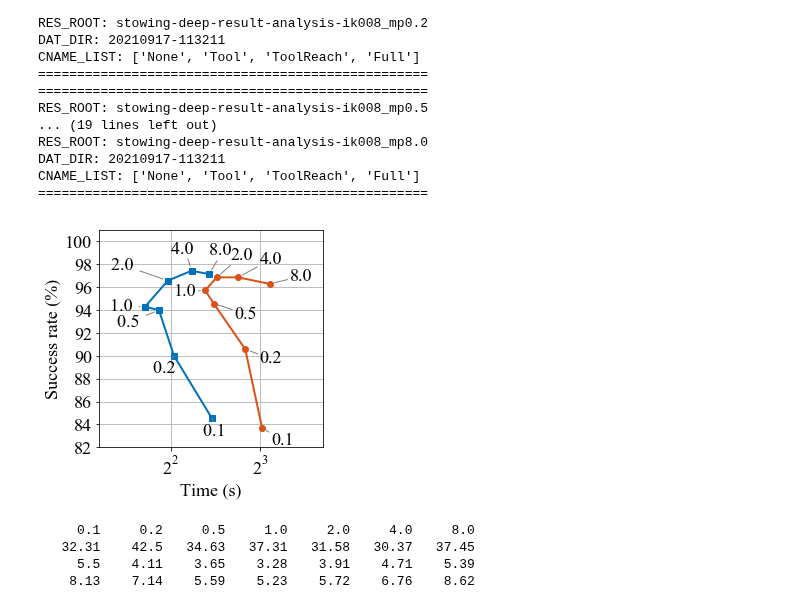
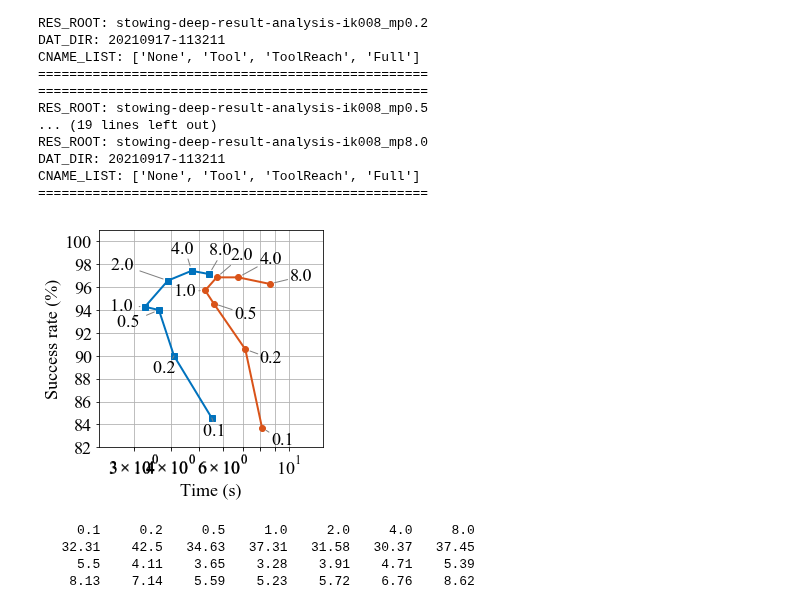
Before and after one commit to rnb-disinfection/rnb-planning, a Jupyter notebook: src/scripts/developing/pddlstream/[TEST] PDDLStream-test-samples-ikmp-analysis-comparemine-plotall.ipynb, the cells around one changed output. Cells and saved outputs as stored; diff of their text form; code cells hidden in the pictures.

```diff
--- a/src/scripts/developing/pddlstream/[TEST] PDDLStream-test-samples-ikmp-analysis-comparemine-plotall.ipynb
+++ b/src/scripts/developing/pddlstream/[TEST] PDDLStream-test-samples-ikmp-analysis-comparemine-plotall.ipynb
@@ -242,36 +242,37 @@ plt.rcParams['lines.linewidth'] = 2
 fig = plt.figure(figsize=(4,4))
 ax = plt.subplot(1,1,1)
 
 pargs_list = []
 time_means_all, success_means_all, labels_all = [], [], []
 for i_c, (cname, lstyle, color) in enumerate(zip(CNAME_LIST, ['-o', '-s'], [MATLAB_COLORS[1], MATLAB_COLORS[0]])):
     success_means = np.multiply(success_means_dict[cname], 100)
     time_means = time_means_dict[cname]
     time_stds = time_stds_dict[cname]
     pargs_list.append((time_means, success_means, lstyle))
     time_means_all += list(time_means)
     success_means_all += list(success_means)
     labels_all += list(map(lambda x: str(x)+" "*i_c, MP_TIMES))
     plt.plot(time_means, success_means, lstyle, color=color)
 #     repel_labels(ax, time_means, success_means, IK_NUMS, k=0.1,arrowstyle='-', autoset_axis=False)
 
 repel_labels(ax, time_means_all, success_means_all, labels_all, k=0.8,
              color='gray', arrowstyle='-', autoset_axis=False,
              min_shift=1.2, max_shift=1.7, min_x=2.5, scale_y=1.3)
 
-plt.xscale("log", basex=2)
-plt.xticks(np.power(2, range(1,5)))
+plt.xscale("log", basex=10)
+# plt.xticks(np.power(2, range(1,5)))
+plt.xticks(range(3,11))
 plt.yticks(range(70,102, 2))
 plt.grid(True)
 plt.axis([2.3, 13, 82, 101])
 plt.xlabel("Time (s)")
 plt.ylabel("Success rate (%)")
 
 
 # plt.legend(LEGEND_LIST, loc="lower left")
 plt.show()
 # %% [output]
-[figure, old version]
+[figure, new version]
 # %%
 print("".join(["{:8}".format(x) for x in MP_TIMES]))
 print("".join(["{:8}".format(x)
```
Also changed, not shown: parts of 1 cell of this notebook.
